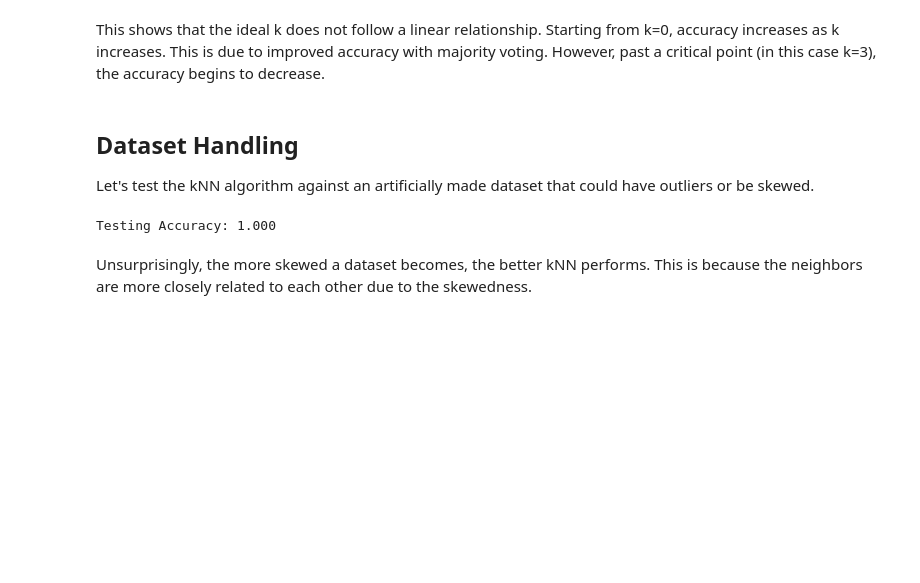
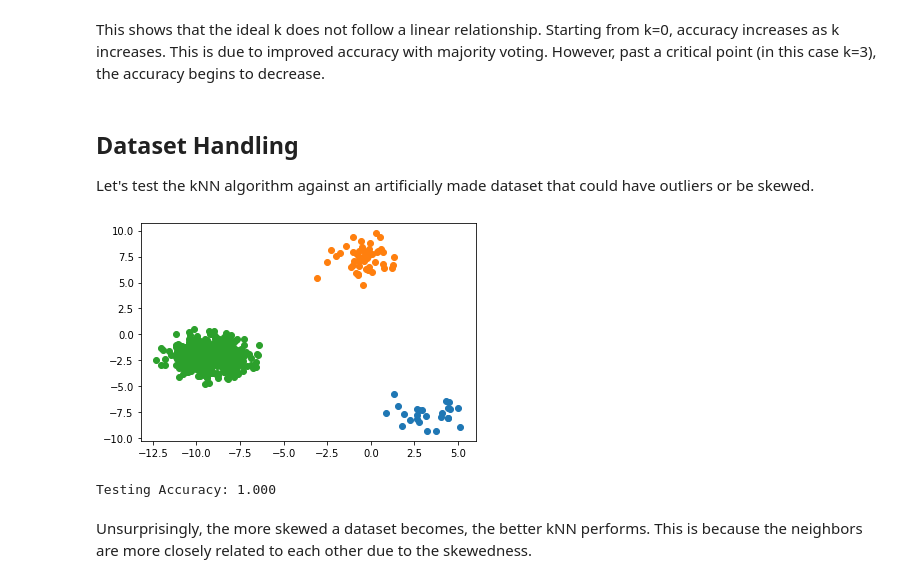
Before and after one commit to athanzxyt/ml_basics, a Jupyter notebook: kNN.ipynb, the cells around one changed output. Drawn from its saved outputs; the diff is of its cells as text; code cells hidden in the pictures; blank space fills up the shorter version.

```diff
--- a/kNN.ipynb
+++ b/kNN.ipynb
@@ -147,15 +148,20 @@ This shows that the ideal k does not follow a linear relationship. Starting from
 Let's test the kNN algorithm against an artificially made dataset that could have outliers or be skewed.
 # %%
 # Make artificial dataset
-X, Y = make_blobs(n_samples=[25,50,500], n_features=3)
+X, Y = make_blobs(n_samples=[25,50,500], n_features=3, random_state=1000)
 X_train, X_test, Y_train, Y_test = train_test_split(X, Y, train_size=0.8, random_state=1000)
 
-clf = kNN()
-clf.fit(X_train,Y_train)
-preds = clf.predict(X_test)
-acc = np.sum(preds==Y_test) / len(Y_test)
-print(f"Testing Accuracy:{acc: .3f}")
+for label in np.unique(Y):
+    plt.scatter(X[Y==label,0],X[Y==label,1])
 # %% [output]
-Testing Accuracy: 1.000
+[figure, added]
+# %%
+clf = kNN()
+clf.fit(X_train,Y_train)
+preds = clf.predict(X_test)
+acc = np.sum(preds==Y_test) / len(Y_test)
+print(f"Testing Accuracy:{acc: .3f}")
+# %% [output]
+Testing Accuracy: 1.000
 # %% [markdown]
 Unsurprisingly, the more skewed a dataset becomes, the better kNN performs. This is because the neighbors are more closely related to each other due to the skewedness.
```
Also changed, not shown: parts of 4 cells of this notebook.
